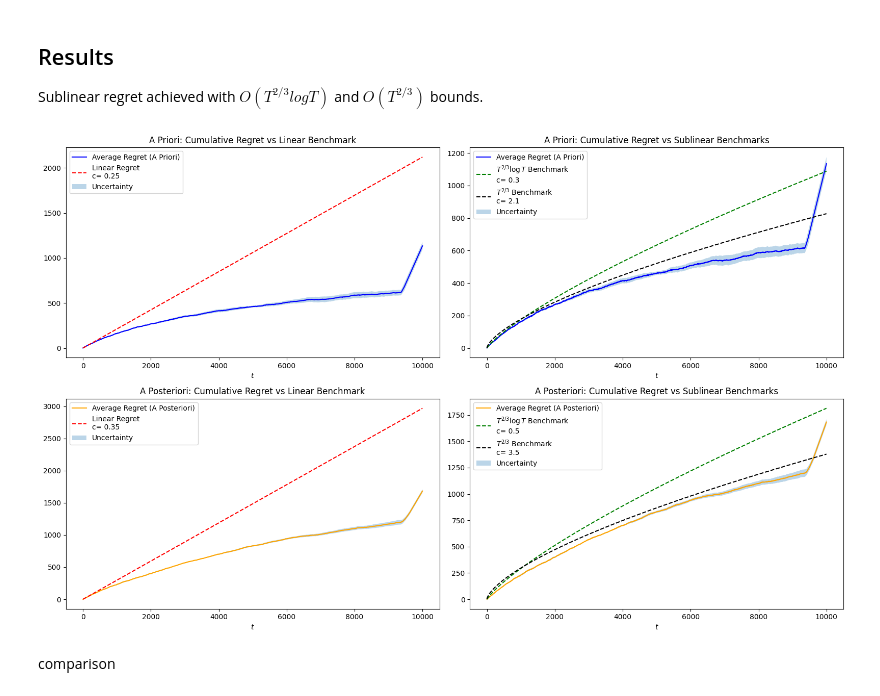
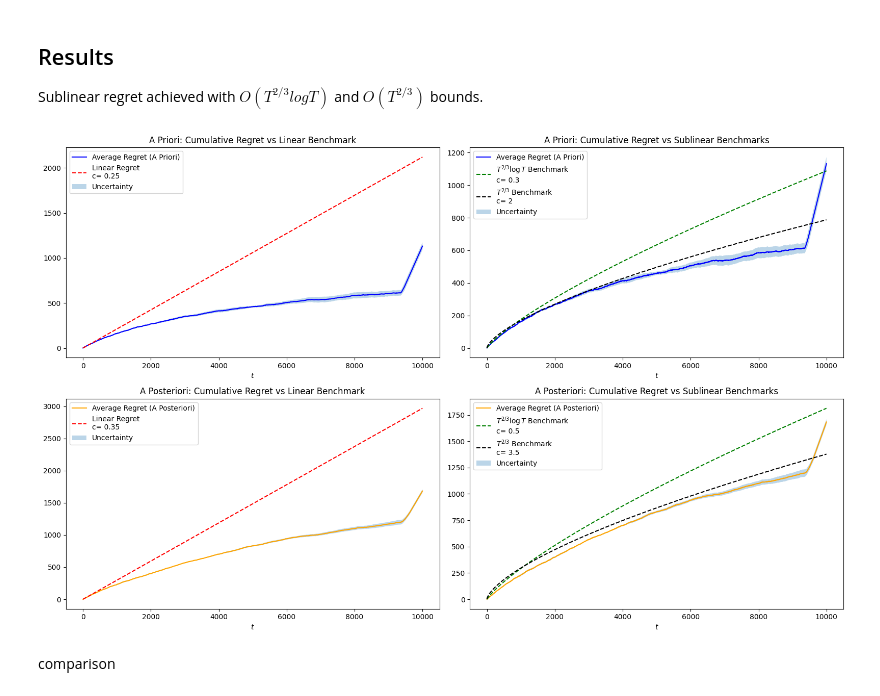
Before and after one commit to matteopasqual02/OLA-2025-project, a Jupyter notebook: R5_Multiple_products_and_slightly_non_stationary_environment.ipynb, the cells around one changed output. Drawn from its saved outputs; the diff is of its cells as text; code cells hidden in the pictures.

```diff
--- a/R5_Multiple_products_and_slightly_non_stationary_environment.ipynb
+++ b/R5_Multiple_products_and_slightly_non_stationary_environment.ipynb
@@ -553,7 +554,7 @@ t_vals = np.arange(1, T+1)
 c_log = 0.3
 benchmark = (t_vals ** (2/3)) * np.log(t_vals) * optimal_utility_a_priori * c_log
 axs[0,1].plot(np.arange(T), benchmark, label=r'$T^{2/3}\log T$ Benchmark' + f'\nc= {c_log}', linestyle='--', color='green')
-c_no_log = 2.1
+c_no_log = 2
 benchmark = (t_vals ** (2/3)) * optimal_utility_a_priori * c_no_log
 axs[0,1].plot(np.arange(T), benchmark, label=r'$T^{2/3}$ Benchmark'+ f'\nc= {c_no_log}', linestyle='--', color='black')
 
@@ -584,34 +585,34 @@ axs[1,0].fill_between(
     average_regret_a_posteriori + regret_std_a_posteriori / np.sqrt(n_trials),
     alpha=0.3,
     label='Uncertainty'
 )
 axs[1,0].set_xlabel('$t$')
 axs[1,0].legend()
 
 # A Posteriori - Second subplot: T^{2/3} benchmark
 c_log = 0.5
 c_no_log = 3.5
 axs[1,1].plot(np.arange(T), average_regret_a_posteriori, label='Average Regret (A Posteriori)', color='orange')
 axs[1,1].set_title('A Posteriori: Cumulative Regret vs Sublinear Benchmarks')
 benchmark = (t_vals ** (2/3)) * np.log(t_vals) * avg_optimal_utility * c_log
 axs[1,1].plot(np.arange(T), benchmark, label=r'$T^{2/3}\log T$ Benchmark' + f'\nc= {c_log}', linestyle='--', color='green')
 benchmark = (t_vals ** (2/3)) * avg_optimal_utility * c_no_log
 axs[1,1].plot(np.arange(T), benchmark, label=r'$T^{2/3}$ Benchmark'+ f'\nc= {c_no_log}', linestyle='--', color='black')
 
 axs[1,1].fill_between(
     np.arange(T),
     average_regret_a_posteriori - regret_std_a_posteriori / np.sqrt(n_trials),
     average_regret_a_posteriori + regret_std_a_posteriori / np.sqrt(n_trials),
     alpha=0.3,
     label='Uncertainty'
 )
 axs[1,1].set_xlabel('$t$')
 axs[1,1].legend()
 
 plt.tight_layout()
 plt.show()
 # %% [output]
-[figure, old version]
+[figure, new version]
 # %% [markdown]
 comparison
 # %%
```
Also changed, not shown: parts of 1 cell of this notebook.
